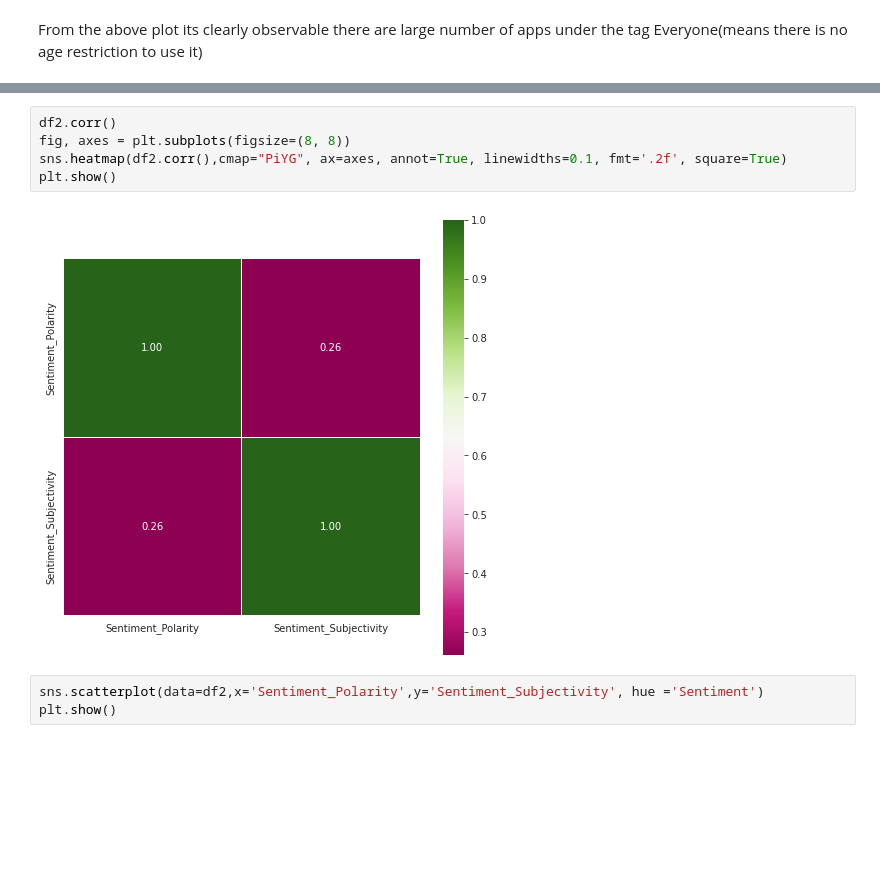
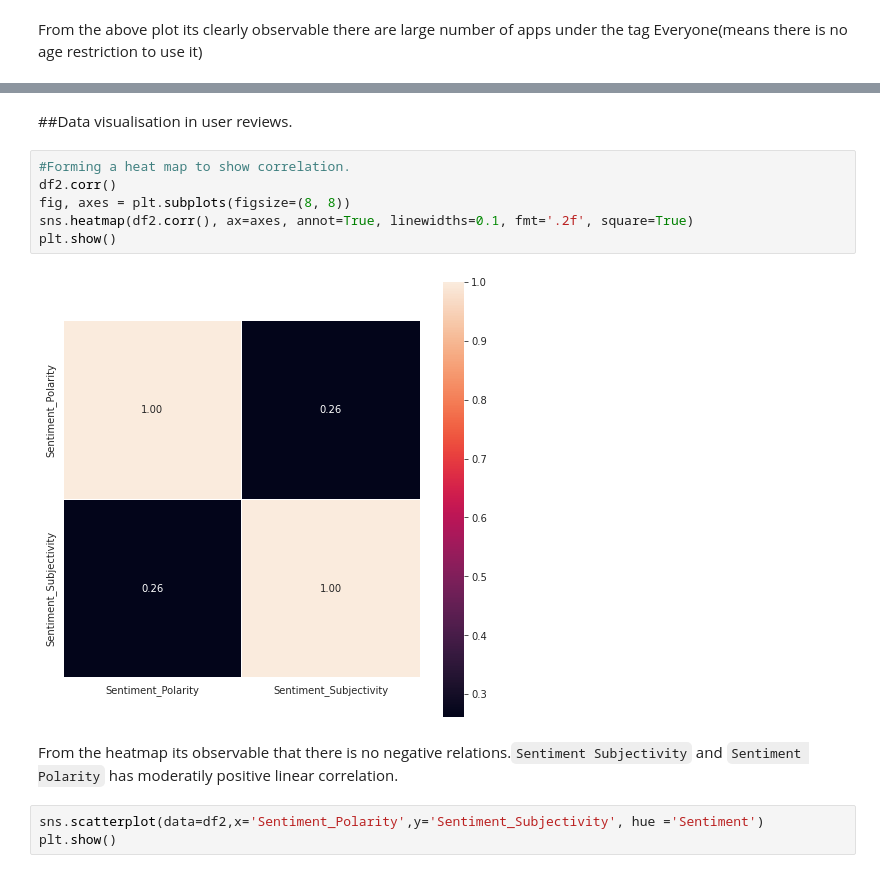
Before and after one commit to ansonsibi1/Play-Store-App-Review-Analysis-, a Jupyter notebook: Anson_Sibi_Play_Store_App_Review_Analysis_Capstone_Project.ipynb, the cells around one changed output, grey strips where cells are left out. Saved outputs shown, nothing was run; the diff lists cells and outputs as text; blank space fills up the shorter version.

```diff
--- a/Anson_Sibi_Play_Store_App_Review_Analysis_Capstone_Project.ipynb
+++ b/Anson_Sibi_Play_Store_App_Review_Analysis_Capstone_Project.ipynb
@@ -570,10 +600,15 @@ sns.scatterplot(df1['Size'],df1['Rating'],hue=df1['Type'],s=30);
+# %% [markdown]
+##Data visualisation in user reviews.
 # %%
+#Forming a heat map to show correlation.
 df2.corr()
 fig, axes = plt.subplots(figsize=(8, 8))
-sns.heatmap(df2.corr(),cmap="PiYG", ax=axes, annot=True, linewidths=0.1, fmt='.2f', square=True)
+sns.heatmap(df2.corr(), ax=axes, annot=True, linewidths=0.1, fmt='.2f', square=True)
 plt.show()
 # %% [output]
-[figure, old version]
+[figure, new version]
+# %% [markdown]
+From the heatmap its observable that there is no negative relations.`Sentiment Subjectivity` and `Sentiment Polarity` has moderatily positive linear correlation.
 # %%
 sns.scatterplot(data=df2,x='Sentiment_Polarity',y='Sentiment_Subjectivity', hue ='Sentiment')
 plt.show()
```
Also changed, not shown: parts of 19 cells of this notebook.
